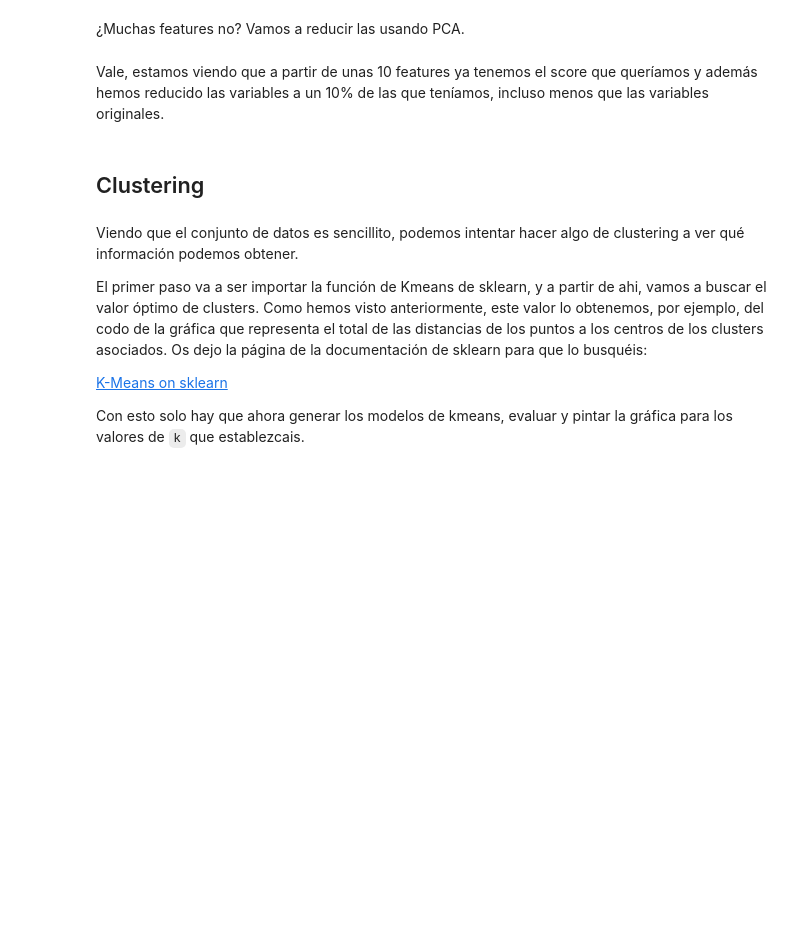
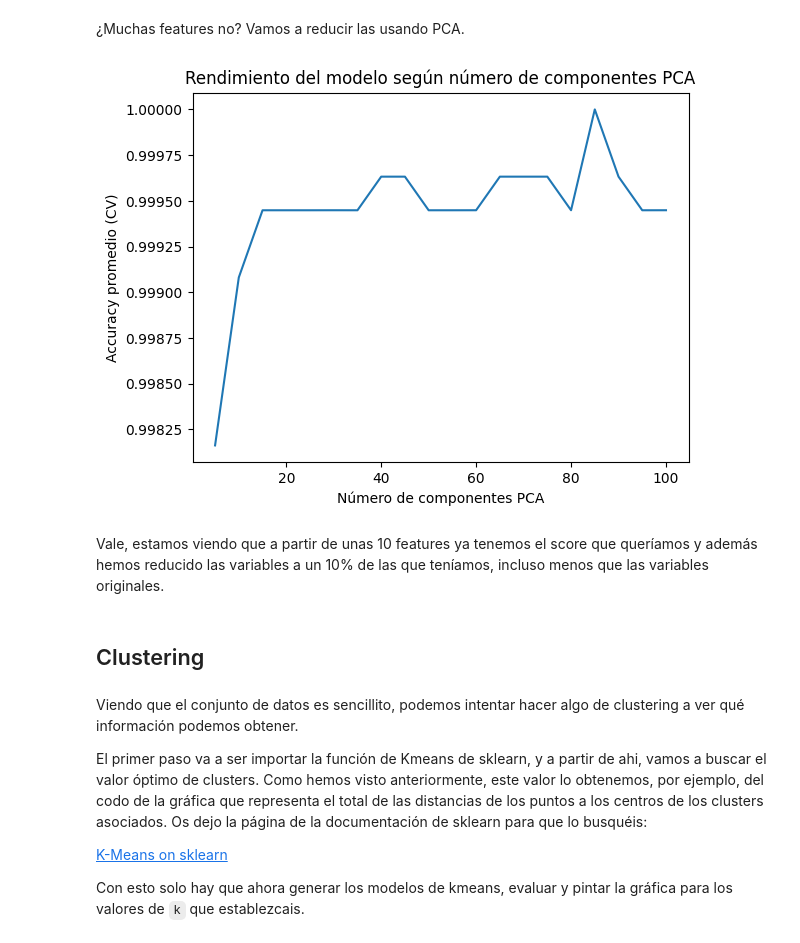
Before and after one commit to mikewig/P8_Clustering_SM, a Jupyter notebook: Clustering_Project_8.ipynb, the cells around one changed output. Cells and saved outputs as stored; diff of their text form; code cells hidden in the pictures; blank space fills up the shorter version.

```diff
--- a/Clustering_Project_8.ipynb
+++ b/Clustering_Project_8.ipynb
@@ -373,8 +475,17 @@ Parece que está bastante separadito, parece que a ojo mucho se puede ver :)
+# %%
+X_train, X_test, y_train, y_test = train_test_split(X_encoded, y_binary, test_size=0.33, random_state=42)
+train_index = y_train.index
 # %% [markdown]
 Igualmente, vamos a entrenar un clasificador a ver qué tal lo hace antes de editar más
 # %%
 from sklearn.ensemble import RandomForestClassifier
 
 # 1. Definir el clasificador y el número de estimadores
+rf_model = RandomForestClassifier(n_estimators=100, random_state=42)
 # 2. Entrenar en train
+rf_model.fit(X_train, y_train)
 # 3. Calcular la precisión sobre test
+y_pred = rf_model.predict(X_test)
+
+print("Accuracy:", accuracy_score(y_test, y_pred))
+print("\nClassification Report:\n", classification_report(y_test, y_pred))
@@ -405,3 +512,37 @@ sns.lineplot(x=n_features, y=scores)
+# %%
+from sklearn.model_selection import cross_val_score
+from sklearn.preprocessing import StandardScaler
+
+# Escalar los datos antes del PCA
+scaler = StandardScaler(with_mean=False)
+X_scaled = scaler.fit_transform(X_train)
+
+# Definir rango de componentes a probar
+n_features = range(5, 101, 5)  # por ejemplo, de 5 a 100 en pasos de 5
+scores = []
+
+for n in n_features:
+    # 1. Definir PCA
+    pca = PCA(n_components=n)
+
+    # 2. Aprender PCA y transformar los datos
+    X_pca = pca.fit_transform(X_scaled)
+
+    # 3. Definir el clasificador
+    clf = RandomForestClassifier(random_state=42)
+
+    # 4. Evaluar con cross-validation y guardar el score promedio
+    score = cross_val_score(clf, X_pca, y_train, cv=5).mean()
+    scores.append(score)
+
+# 5. Graficar resultados
+sns.lineplot(x=n_features, y=scores)
+plt.xlabel("Número de componentes PCA")
+plt.ylabel("Accuracy promedio (CV)")
+plt.title("Rendimiento del modelo según número de componentes PCA")
+plt.show()
+# %% [output]
+[figure, added]
 # %% [markdown]
 Vale, estamos viendo que a partir de unas 10 features ya tenemos el score que queríamos y además hemos reducido las variables a un 10% de las que teníamos, incluso menos que las variables originales.
 # %% [markdown]
```
Also changed, not shown: parts of 20 cells of this notebook.
